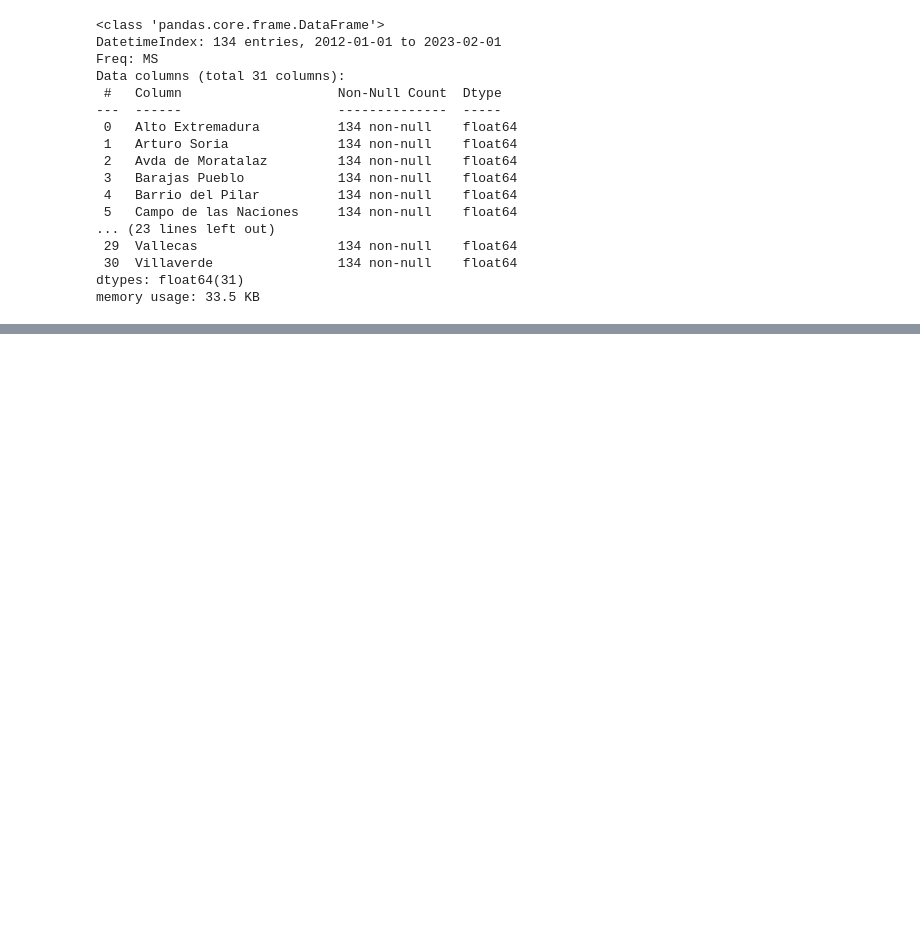
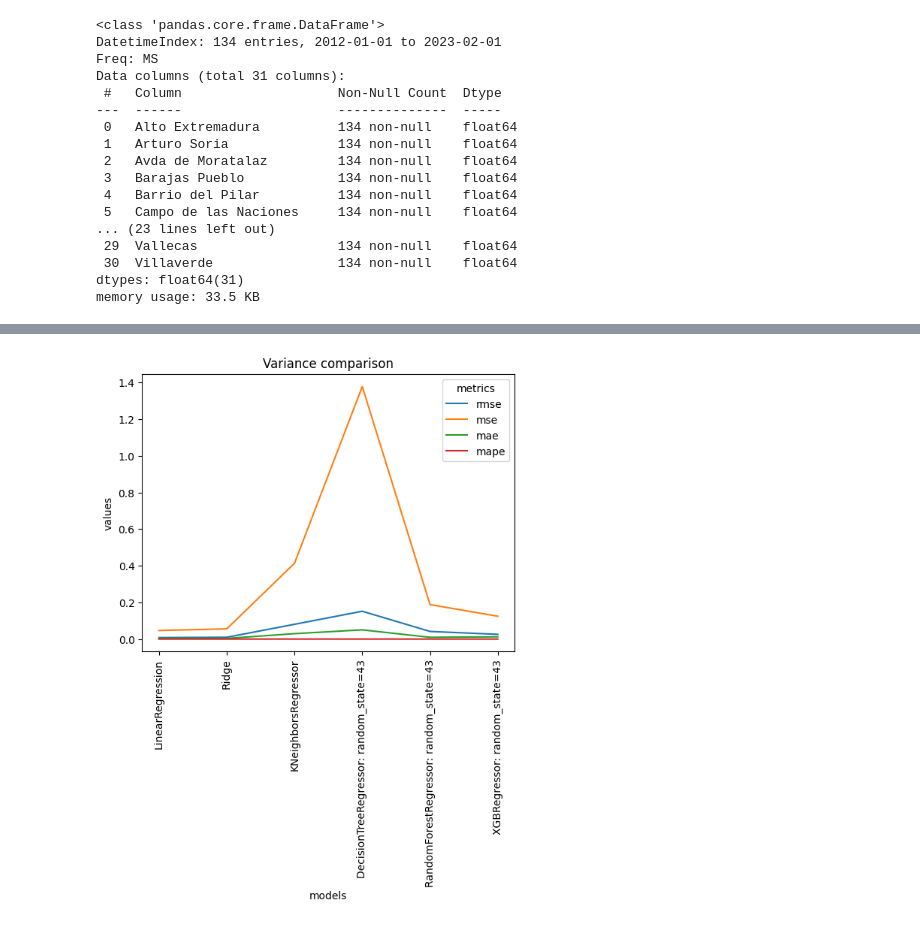
Before and after one commit to RogerPerello/Contaminacion_acustica, a Jupyter notebook: src/acoustics_ml.ipynb, the cells around one changed output, grey strips where cells are left out. Saved outputs shown, nothing was run; the diff lists cells and outputs as text; code cells hidden in the pictures; blank space fills up the shorter version.

```diff
--- a/src/acoustics_ml.ipynb
+++ b/src/acoustics_ml.ipynb
@@ -942,0 +466,6 @@ df_predictions.head()
+# %%
+# Se ordenan de mas reciente a mas antiguo
+df_uno = df_uno.sort_index(ascending=False)
+df_uno = df_uno.drop(columns='x-0')
+
+df_uno.head()
@@ -942,0 +481,5 @@ df_predictions.head()
+# %%
+# Se guardan las primeras 12 para preservar la estacionalidad anual
+df_uno_shortened = df_uno[df_uno.columns[:13]].dropna()
+
+df_uno_shortened.head()
@@ -942,0 +496,11 @@ df_predictions.head()
+# %%
+# Se eligen los modelos a probar
+Regression.add_models('LinearRegression',
+                        'Ridge',
+                        'DecisionTreeRegressor',
+                        'KNeighborsRegressor',
+                        'RandomForestRegressor',
+                        'XGBRegressor'
+                        )
+
+Regression.chosen_models
@@ -942,0 +514,11 @@ df_predictions.head()
+# %%
+# Se hace el baseline
+baseline = Regression(df_uno_shortened, 'x')
+X_train, X_test, y_train, y_test = baseline.split_dataframe()
+baseline.prepare_models(params_list=[['DecisionTreeRegressor', 'random_state=43'],
+                                    ['RandomForestRegressor', 'random_state=43'],
+                                    ['XGBRegressor', 'random_state=43'],
+                                    ]
+                        )
+baseline_dict = baseline.apply_and_evaluate_kfolds()
+baseline.create_dataframe()
@@ -942,0 +545,6 @@ df_predictions.head()
+# %%
+# Se visualiza la varianza entre los "folds"
+baseline.create_dataframe(chosen_format='variance')
+baseline.visualize('rmse', 'mse', 'mae', 'mape')
+# %% [output]
+[figure, added]
```
Also changed, not shown: parts of 66 cells of this notebook, 1 other file.
